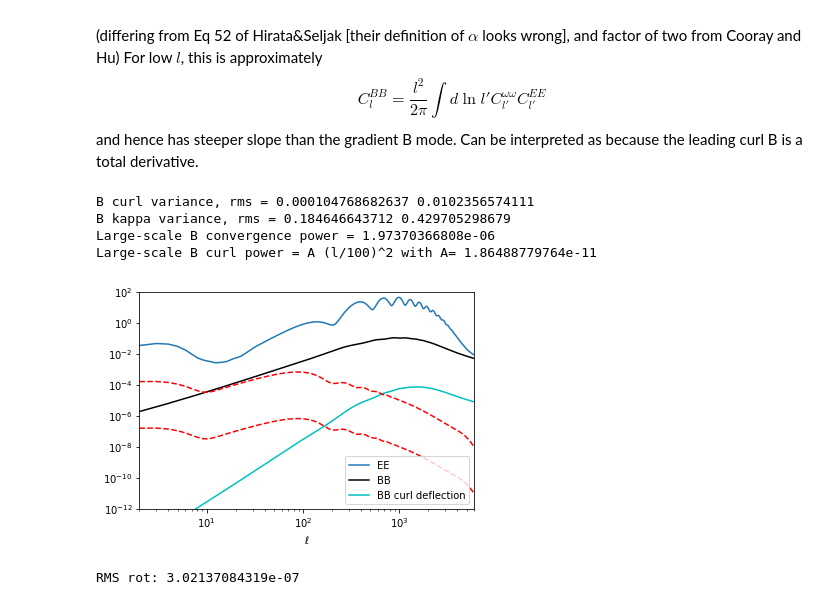
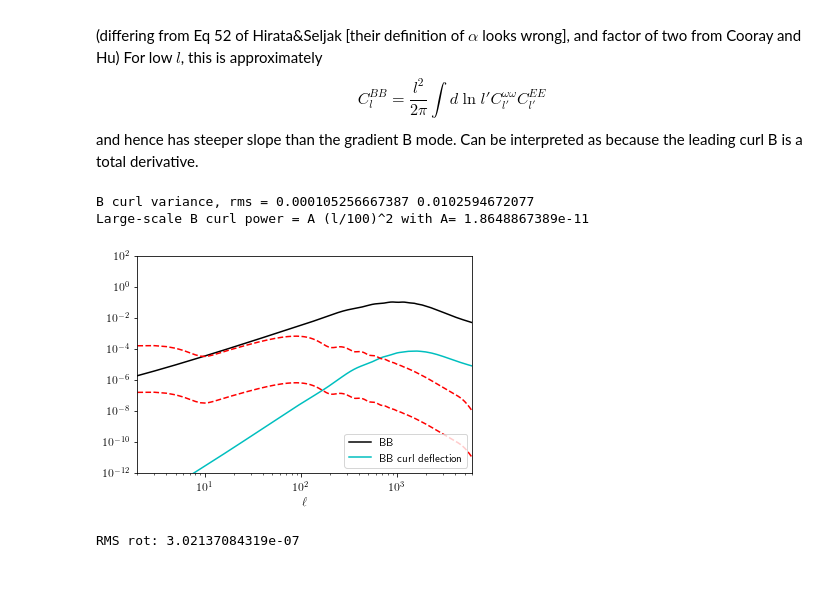
Before and after one commit to cmbant/notebooks, a Jupyter notebook: EmissionAngle.ipynb, the cells around one changed output. Drawn from its saved outputs; the diff is of its cells as text; code cells hidden in the pictures; blank space fills up the shorter version.

```diff
--- a/EmissionAngle.ipynb
+++ b/EmissionAngle.ipynb
@@ -89,7 +82,8 @@ par_CMB.set_for_lmax(lmax, lens_potential_accuracy=1, max_eta_k=100000)
 par_CMB.WantTensors=True
 par_CMB.max_l_tensor = 8000
 par_CMB.max_eta_k_tensor  = 16000
-cl_camb=results.get_cmb_power_spectra(par_CMB)
+raw_cl_camb=results.get_cmb_power_spectra(par_CMB, CMB_unit='muK', raw_cl=True)
+cl_camb=results.get_cmb_power_spectra(CMB_unit='muK', raw_cl=False)
 print cl_camb.keys()
 # %% [output]
 ['total', 'lens_potential', 'lensed_scalar', 'unlensed_scalar', 'unlensed_total', 'tensor']
@@ -116,3 +111,8 @@ lmax cl =  17870
+# %%
+#Get field rotation power and B mode for comparison
+#see arXiv:1605.05662
+
+lsamp, clcurl = postborn.get_field_rotation_power_from_PK(pars, PK, chistar, lmax, acc=acc)
 # %%
 #sampling in L
 lsall = np.arange(2,lmax+1, dtype=np.float64)
@@ -217,6 +120,0 @@ plt.loglog(ls,cl_chi(chistar, ls, grid=False)*cl_chi(chistar/2., ll, grid=False)
-# %%
-#L sampling for output
-lsamp = np.hstack((np.arange(2, 20, 2), np.arange(25, 200, 10//acc), np.arange(220, 1200, 30//acc),
-                   np.arange(1300, min(lmax//2,2600), 150//acc),np.arange(3000, lmax//2+1, 1000//acc)))
-cl1=np.zeros(lsamp.shape)
-cl1partial=np.zeros(lsamp.shape)
@@ -488,38 +260,29 @@ Bapprox = sp.integral(10, lsamp[-1])
+# %%
+#Get BB from field rotation
+Bcurl_L,Bcurl=postborn.get_field_rotation_BB_integral(lsamp, clcurl, CEsp, lmax=lmax)
 # %%
 fac=lsamp*(lsamp+1)/2/np.pi
-plt.loglog(np.arange(2,lmax),np.arange(2,lmax)*(np.arange(2,lmax)+1)/2/np.pi*CElensedsp(np.arange(2,lmax)))
-plt.loglog(lsamp,fac*Bphi,ls='-',color='k')
 
-plt.loglog(lsamp,fac*Bcurl2, color='c')
+plt.loglog(Ref_ls,RefCB,color='k')
+plt.loglog(Bcurl_L,Bcurl, color='c')
 
-plt.loglog(np.arange(BB_tensor.size), BB_tensor*2.726e6**2,color='r',ls='--')
-plt.loglog(np.arange(BB_tensor.size), BB_tensor*2.726e6**2*1e-3,color='r',ls='--') #r = 1e-5
-
-#plt.loglog(lsamp, fac*Erot,ls='--', color='orange', lw=1)
+plt.loglog(np.arange(BB_tensor.size), BB_tensor,color='r',ls='--')
+plt.loglog(np.arange(BB_tensor.size), BB_tensor*1e-3,color='r',ls='--') #r = 1e-5
 
 plt.xlim([10,lsamp[-1]])
-spcurl = UnivariateSpline(lsamp, (2*lsamp+1)/4/np.pi*Bcurl2, s=0)
-var_B_curl =  spcurl.integral(lsamp[0],lsamp[-1])
+spcurl = UnivariateSpline(Bcurl_L, (2*Bcurl_L+1)/4/np.pi*Bcurl/Bcurl_L/(Bcurl_L+1)*2*np.pi, s=0)
+var_B_curl =  spcurl.integral(Bcurl_L[0],Bcurl_L[-1])
 print 'B curl variance, rms =', var_B_curl, np.sqrt(var_B_curl)
-sp = UnivariateSpline(lsamp, (2*lsamp+1)/4/np.pi*Bphi, s=0)
-var_B_kappa =  sp.integral(lsamp[0],lsamp[-1])
-print 'B kappa variance, rms =', var_B_kappa, np.sqrt(var_B_kappa)
-print 'Large-scale B convergence power = %s'%Bphi[3]
 print 'Large-scale B curl power = A (l/%s)^2 with A='%100, spcurl(100)*4*np.pi/(2*100+1)
 
-if save_files:
-    np.savetxt('Bmodes.dat' , np.vstack((lsamp,Bphi, Bcurl2)).T)
-
-plt.legend(['EE','BB','BB curl deflection'], loc='lower right')
+plt.legend(['BB','BB curl deflection'], loc='lower right')
 plt.xlim([2, 6000]);
 plt.ylim([1e-12,1e2]);
 plt.xlabel(r'$\ell$');
 # %% [output]
-B curl variance, rms = 0.000104768682637 0.0102356574111
-B kappa variance, rms = 0.184646643712 0.429705298679
-Large-scale B convergence power = 1.97370366808e-06
-Large-scale B curl power = A (l/100)^2 with A= 1.86488779764e-11
+B curl variance, rms = 0.000105256667387 0.0102594672077
+Large-scale B curl power = A (l/100)^2 with A= 1.8648867389e-11
-[figure, old version]
+[figure, new version]
 # %%
 ##Polarization Rotation
 setPlotStyle(True)
```
Also changed, not shown: parts of 54 cells of this notebook.
